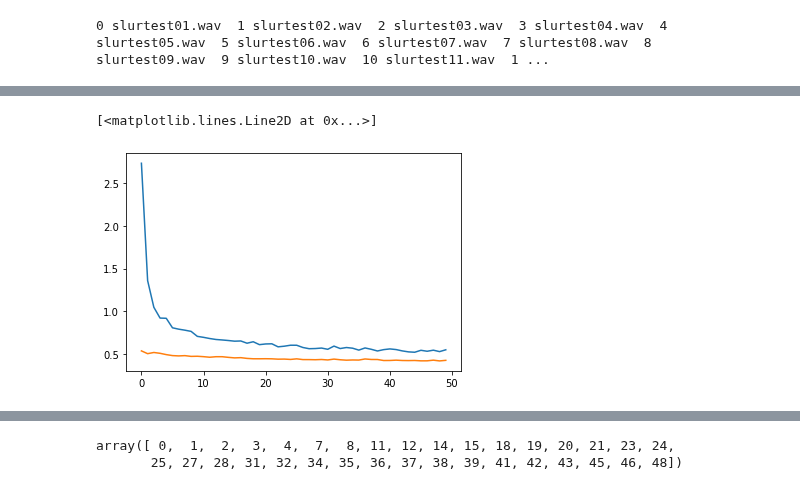
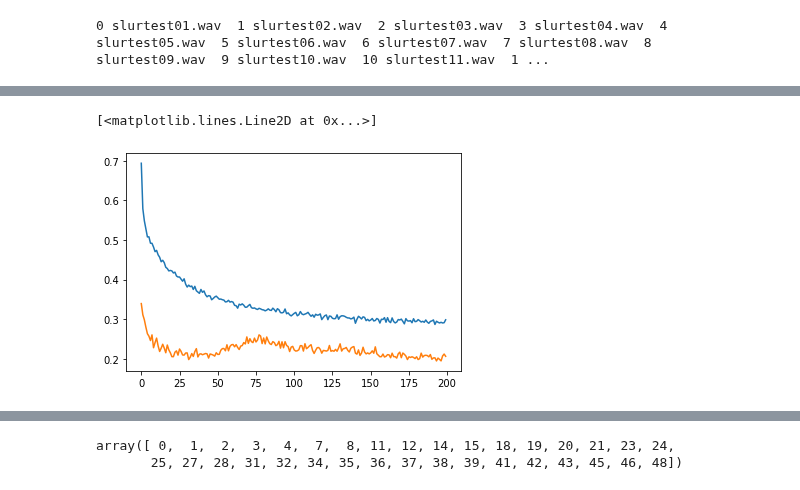
Before and after one commit to SimonFalk/beyondPianoRoll, a Jupyter notebook: flow.ipynb, the cells around one changed output, grey strips where cells are left out. Saved outputs shown, nothing was run; the diff lists cells and outputs as text; code cells hidden in the pictures.

```diff
--- a/flow.ipynb
+++ b/flow.ipynb
@@ -267,26 +269,6 @@ split_at_rec = 9
 #]
 #n_splits = 49
 #folds =[[[i],[i]] for i in range(49)]
-# %%
-# Stratified musician-wise
-sa_recs = list(np.arange(19)) + [23, 25, 28, 32, 36, 37, 45, 46]
-fk_recs = [22, 29, 30, 33, 44, 47]
-ir_recs = np.setdiff1d(list(np.arange(49)), sa_recs + fk_recs)
-
-random_seed = 119
-n_splits = 5
-skf = StratifiedKFold(n_splits=5, shuffle=True, random_state=random_seed)
-
-folds = list(skf.split(
-    np.concatenate((sa_recs, ir_recs)), # Indices in devset
-    np.concatenate((np.zeros(len(sa_recs)), np.ones(len(ir_recs)))) # Boolean whether recs are played by a certain musician
-))
-# %%
-# Basic k-Fold
-random_seed = 119
-n_splits =  5
-kf = KFold(n_splits=n_splits, shuffle=True, random_state=True)
-folds = list(kf.split(np.arange(len(audio_fnames))))
 # %%
 # Precompute statistics
 means_per_fold = []
@@ -299,7 +281,7 @@ for train_idx, test_idx in folds:
     means_per_fold.append(np.expand_dims(mean_train, axis=0))
     std_per_fold.append(np.expand_dims(std_train, axis=0))
 
-save_stats = False
+save_stats = True
 
 if save_stats:
     with open('results/statistics/{}_mean.pickle'.format(split_name), 'wb') as file_pi:
@@ -313,25 +295,25 @@ def compute_steps(idx, bs):
     return np.sum(steps_per_song)
 # %%
 # Hyperparameters and modes
-datasets = "extend"
+datasets = "tot"
 continue_run = False
-training_mode = 0 # REMEMBER TO CHANGE
+training_mode = "all" # REMEMBER TO CHANGE
 check_at_epoch = 4
 
 custom_model = False
 
 save = True # REMEMBER TO CHANGE
  # REMEMBER TO CHANGE
-save_path = "results/cnn-training-230204c/" # TODO - automatically
-n_epochs = 50 # REMEMBER TO CHANGE
-learning_r = 0.001
+save_path = "results/cnn-training-230205g/" # TODO - automatically
+n_epochs = 32 # REMEMBER TO CHANGE
+learning_r = 0.005
 bs = 256
 steps_per_epoch = int(np.sum(np.array([len(f) for f in mm_proc_frames])[folds[0][0]]-2*CONTEXT-1)/bs)
 val_steps_per_epoch = 100
 nogen = False
 sampling = False
 l2_lambda = 0 # DEFAULT: 0.01
-dropout_p = 0.8
+dropout_p = 0.5
 
 # Class weighting (on all data)
 W = np.sum([len(vec) for vec in onset_vectors])/np.sum([vec.sum() for vec in onset_vectors])
@@ -660,14 +616,13 @@ plt.ylim([0.4,0.6])
 # %%
 
-
-with open("results/cnn-training-230127a/fold_1_threefold-seq-50eps-lr0.0010-standard_history.pickle", "rb") as f:
+with open(save_path + "fold_{}_{}_history.pickle".format(0,training_name), "rb") as f:
     history = pickle.load(f)
 
-plt.plot(history["wbce"])
-plt.plot(history["val_wbce"])
+plt.plot(history["loss"])
+plt.plot(history["val_loss"])
 # %% [output]
 [<matplotlib.lines.Line2D at 0x...>]
-[figure, old version]
+[figure, new version]
 # %%
 # 29,22,30,47,44,33 (FK)
 #folds = [[[i],[29,22,30,47,44,33]] for i in ds[ds["player"].isin(["SA", "IR"])].index.values]
```
Also changed, not shown: parts of 10 cells of this notebook, 20 other files.
